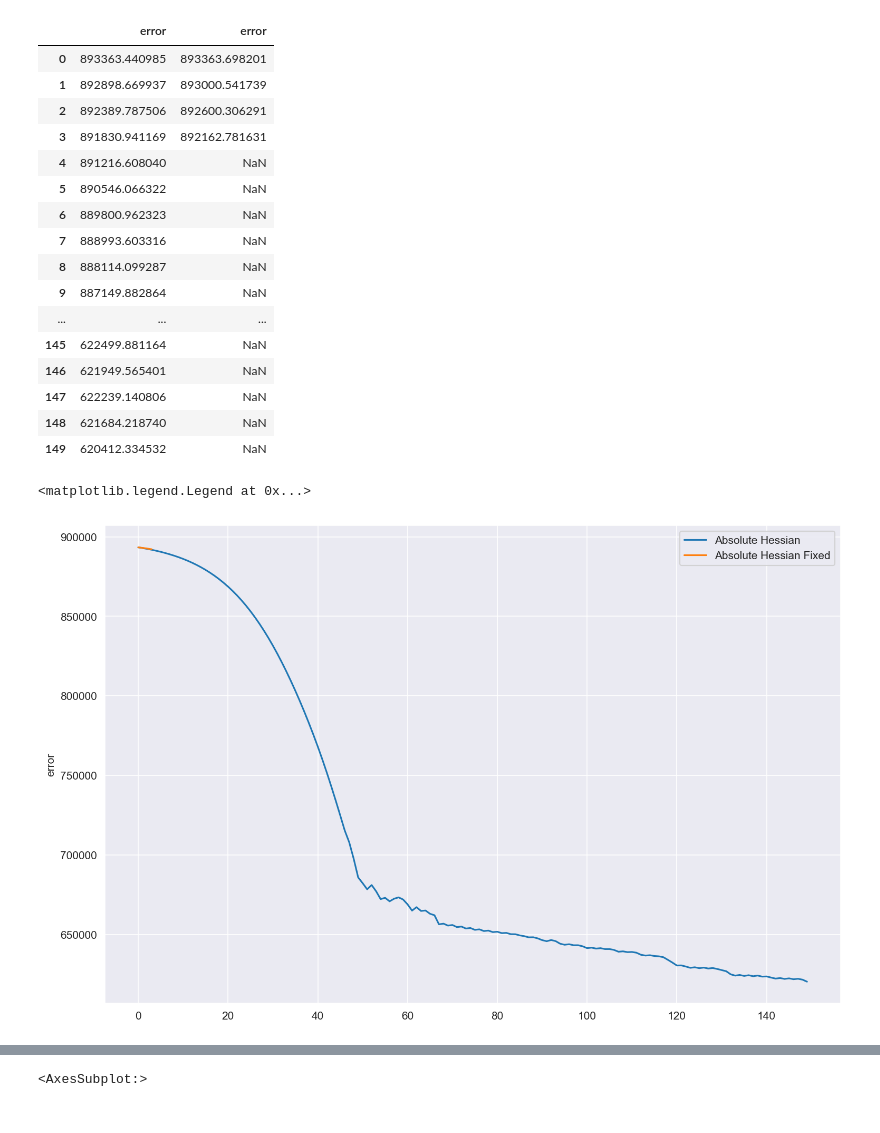
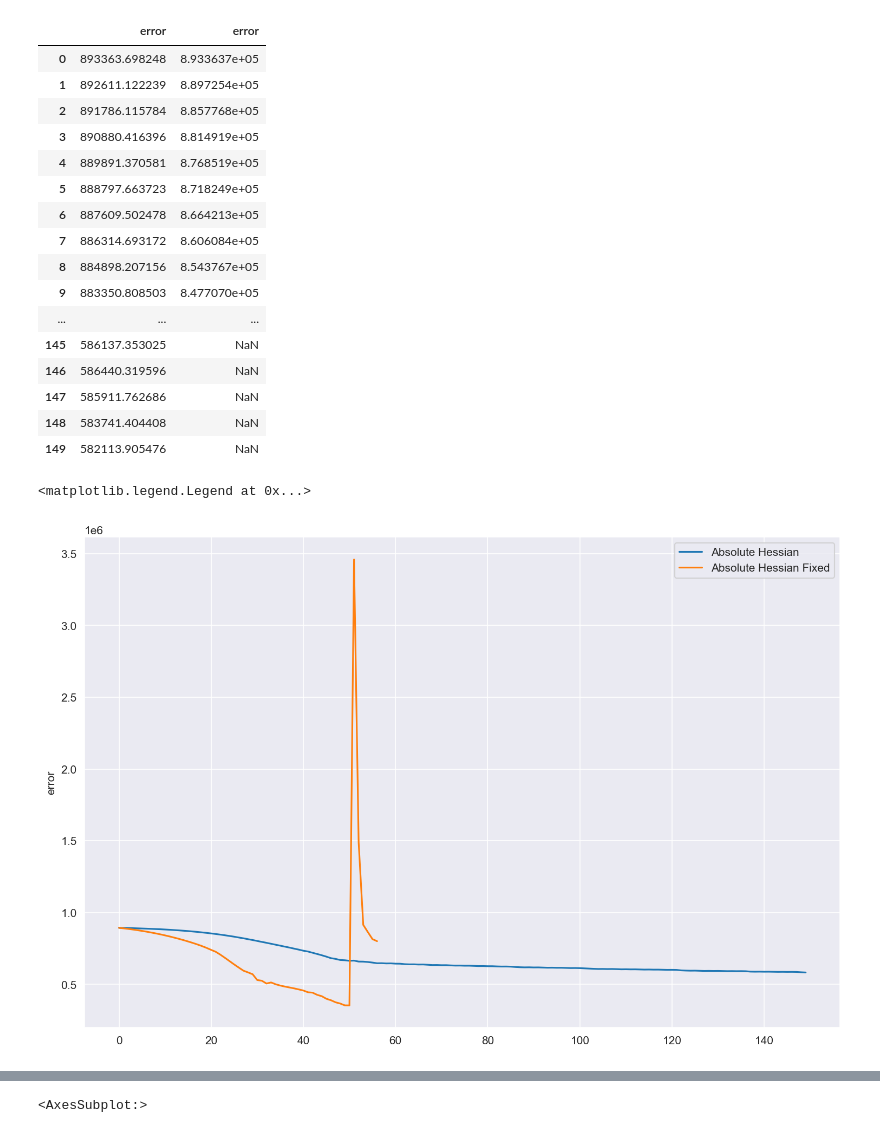
Before and after one commit to BluSteve/STYau122, a Jupyter notebook: python/styau/Analysis.ipynb, the cells around one changed output, grey strips where cells are left out. Saved outputs shown, nothing was run; the diff lists cells and outputs as text; code cells hidden in the pictures.

```diff
--- a/python/styau/Analysis.ipynb
+++ b/python/styau/Analysis.ipynb
@@ -27,47 +27,47 @@ def get_run_result(summ_dir):
     hessian = []
     for fn in summ_fns:
         with open(summ_dir + fn) as file:
             data = json.load(file)
             jsons.append(data)
             evs.append(data['evs'])
             errors.append(data['error'])
             params.append(data['params'])
             hessian.append(data['hessian'])
 
 
     errors = pd.Series(errors, name='error')
     evs = pd.DataFrame(evs)
 
     return RunResult(errors, evs, np.array(params), np.array(hessian))
 
-abh = get_run_result('../../archives/abh/summaries/')
+abh = get_run_result('../../archives/abhst/summaries/')
 abhfixed = get_run_result('../../summaries/')
 
 display(pd.concat([abh.errors, abhfixed.errors], axis=1))
 
 plt.figure(figsize=(12, 8), dpi=150)
 ax = 0
 for rr in [abh, abhfixed]:
     ax = sns.lineplot(x=rr.errors.index, y=rr.errors)
 
 ax.legend(['Absolute Hessian', 'Absolute Hessian Fixed'])
 # %% [output]
 |  | error | error |
-| 0 | 893363.440985 | 893363.698201 |
-| 1 | 892898.669937 | 893000.541739 |
-| 2 | 892389.787506 | 892600.306291 |
-| 3 | 891830.941169 | 892162.781631 |
-| 4 | 891216.608040 | NaN |
-| 5 | 890546.066322 | NaN |
-| 6 | 889800.962323 | NaN |
-| 7 | 888993.603316 | NaN |
-| 8 | 888114.099287 | NaN |
-| 9 | 887149.882864 | NaN |
+| 0 | 893363.698248 | 8.933637e+05 |
+| 1 | 892611.122239 | 8.897254e+05 |
+| 2 | 891786.115784 | 8.857768e+05 |
+| 3 | 890880.416396 | 8.814919e+05 |
+| 4 | 889891.370581 | 8.768519e+05 |
+| 5 | 888797.663723 | 8.718249e+05 |
+| 6 | 887609.502478 | 8.664213e+05 |
+| 7 | 886314.693172 | 8.606084e+05 |
+| 8 | 884898.207156 | 8.543767e+05 |
+| 9 | 883350.808503 | 8.477070e+05 |
 | ... | ... | ... |
-| 145 | 622499.881164 | NaN |
-| 146 | 621949.565401 | NaN |
-| 147 | 622239.140806 | NaN |
-| 148 | 621684.218740 | NaN |
-| 149 | 620412.334532 | NaN |
+| 145 | 586137.353025 | NaN |
+| 146 | 586440.319596 | NaN |
+| 147 | 585911.762686 | NaN |
+| 148 | 583741.404408 | NaN |
+| 149 | 582113.905476 | NaN |
 <matplotlib.legend.Legend at 0x...>
-[figure, old version]
+[figure, new version]
```
Also changed, not shown: parts of 1 cell of this notebook, 3 other files.
